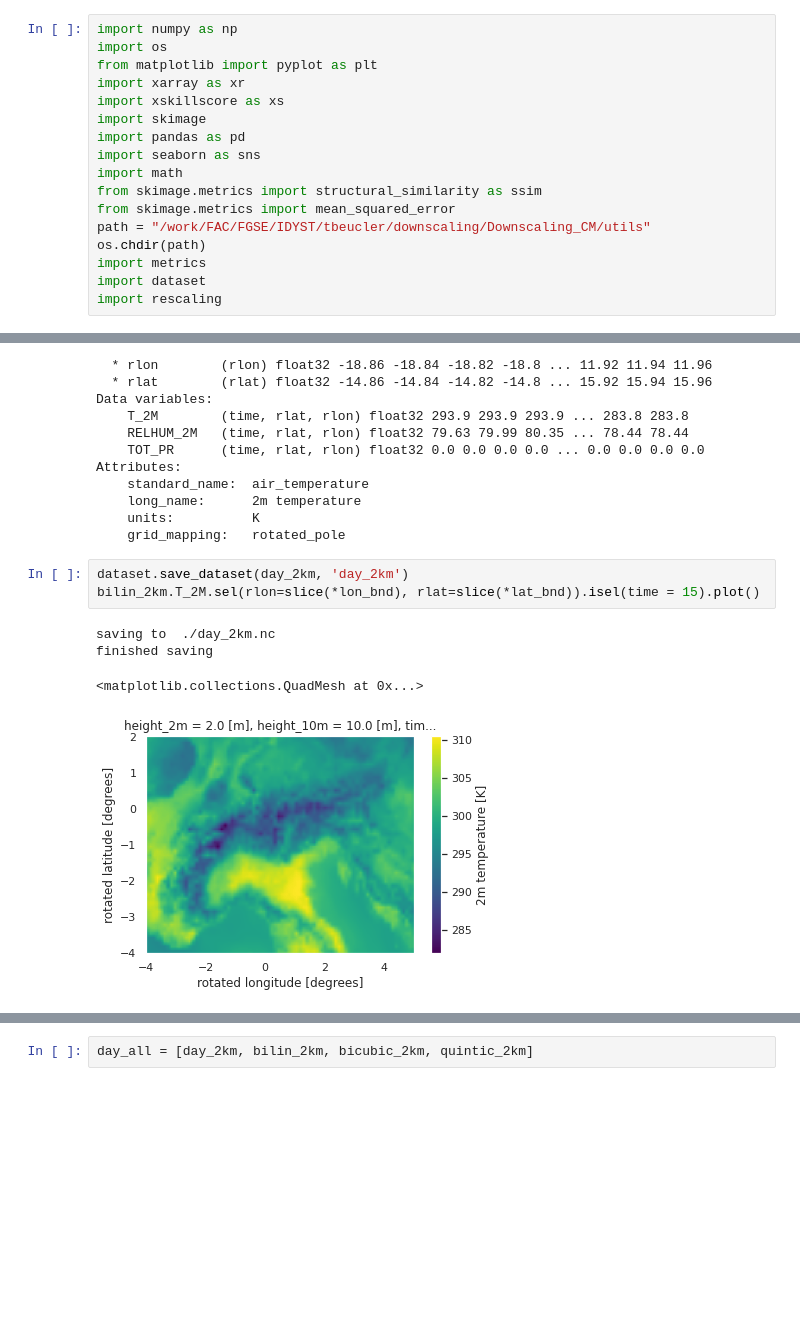
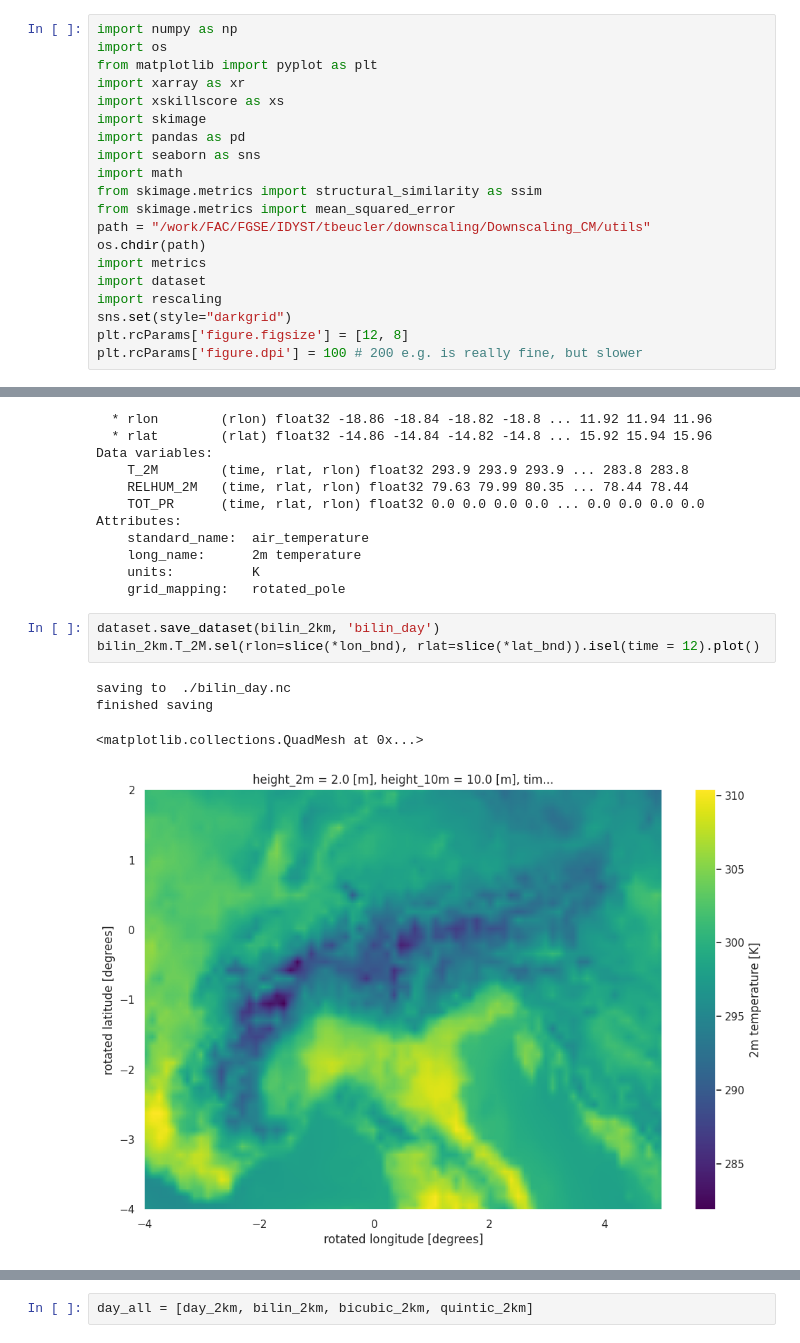
Before and after one commit to LeoMicollet/Downscaling_CM, a Jupyter notebook: dev/Metrics.ipynb, the cells around one changed output, grey strips where cells are left out. Cells and saved outputs as stored; diff of their text form; blank space fills up the shorter version.

```diff
--- a/dev/Metrics.ipynb
+++ b/dev/Metrics.ipynb
@@ -17,6 +17,9 @@ os.chdir(path)
 import metrics
 import dataset
 import rescaling
+sns.set(style="darkgrid")
+plt.rcParams['figure.figsize'] = [12, 8]
+plt.rcParams['figure.dpi'] = 100 # 200 e.g. is really fine, but slower
 # %%
 sns.set(style="darkgrid")
 # %%
@@ -120,13 +134,13 @@ Attributes:
     units:          K
     grid_mapping:   rotated_pole
 # %%
-dataset.save_dataset(day_2km, 'day_2km')
-bilin_2km.T_2M.sel(rlon=slice(*lon_bnd), rlat=slice(*lat_bnd)).isel(time = 15).plot()
+dataset.save_dataset(bilin_2km, 'bilin_day')
+bilin_2km.T_2M.sel(rlon=slice(*lon_bnd), rlat=slice(*lat_bnd)).isel(time = 12).plot()
 # %% [output]
-saving to  ./day_2km.nc
+saving to  ./bilin_day.nc
 finished saving
 <matplotlib.collections.QuadMesh at 0x...>
-[figure, old version]
+[figure, new version]
 # %%
 bicubic_2km = xr.full_like(day_2km, 0)
 rescaling.downscale(ups_ds, bicubic_2km, -18.86, 11.9, 0.12, -14.86, 15.9, 0.12, 11.98,0.02, 15.98, 0.02, 'cubic')
```
Also changed, not shown: parts of 50 cells of this notebook, 3 other files.
